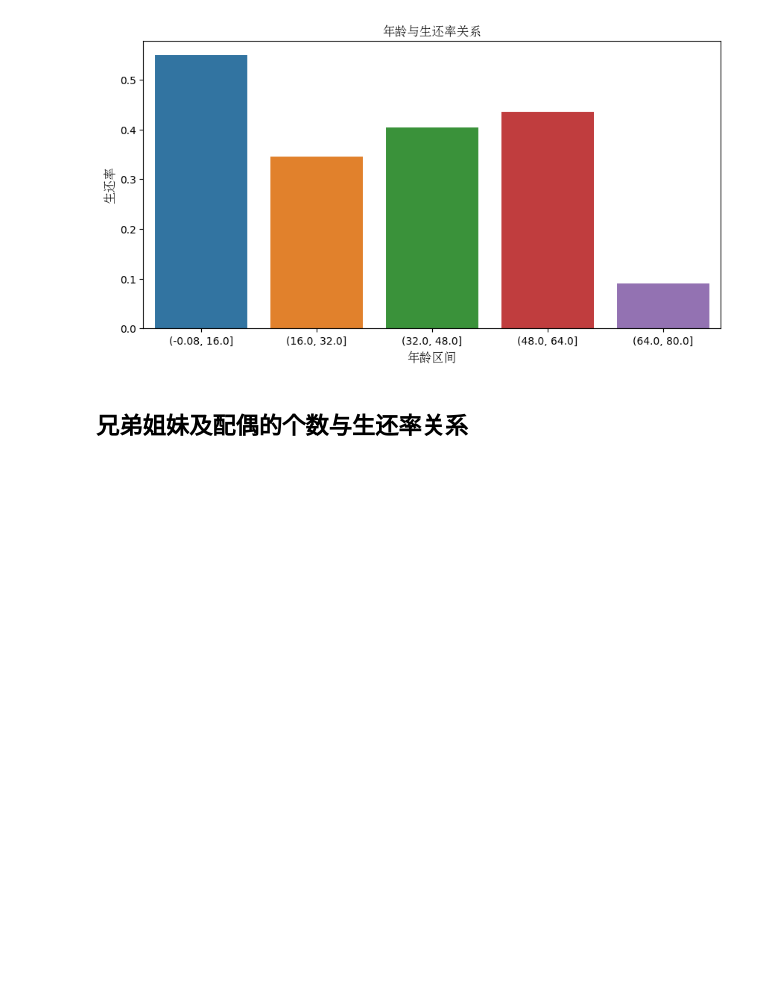
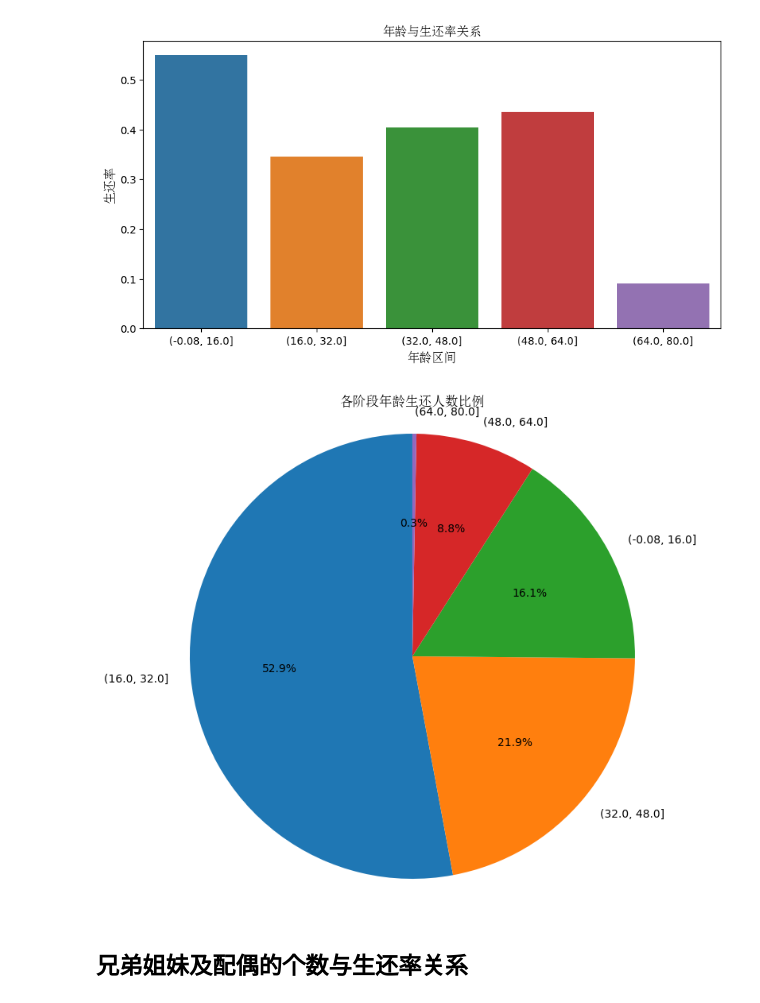
Before and after one commit to inspireMeNow/python-practice, a Jupyter notebook: day13/main.ipynb, the cells around one changed output. Cells and saved outputs as stored; diff of their text form; code cells hidden in the pictures; blank space fills up the shorter version.

```diff
--- a/day13/main.ipynb
+++ b/day13/main.ipynb
@@ -123,6 +147,24 @@ plt.ylabel('生还率', fontproperties=font)
 plt.show()
 # %% [output]
 [figure]
+# %%
+# 筛选生还者数据
+survived_data = data[data['Survived'] == 1]
+# 计算各阶段年龄生还人数
+age_bins = pd.cut(survived_data['Age'], 5)
+age_counts = age_bins.value_counts()
+# 计算生还人数总数
+total_survived = age_counts.sum()
+# 计算各阶段年龄占生还人数总数的比例
+age_ratios = age_counts / total_survived
+# 输出结果
+plt.figure(figsize=(10, 8))
+plt.pie(age_ratios.values, labels=age_ratios.index, autopct='%1.1f%%', startangle=90)
+plt.title('各阶段年龄生还人数比例',fontproperties=font)
+plt.axis('equal')
+plt.show()
+# %% [output]
+[figure, added]
 # %% [markdown]
 ## 兄弟姐妹及配偶的个数与生还率关系
 # %%
```
Also changed, not shown: parts of 13 cells of this notebook.
